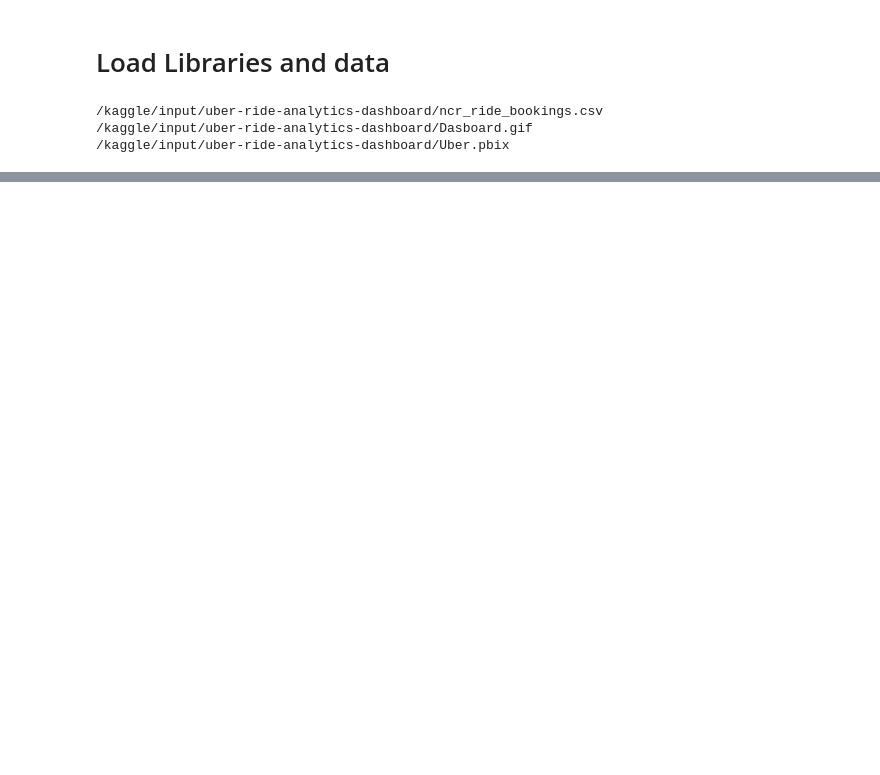
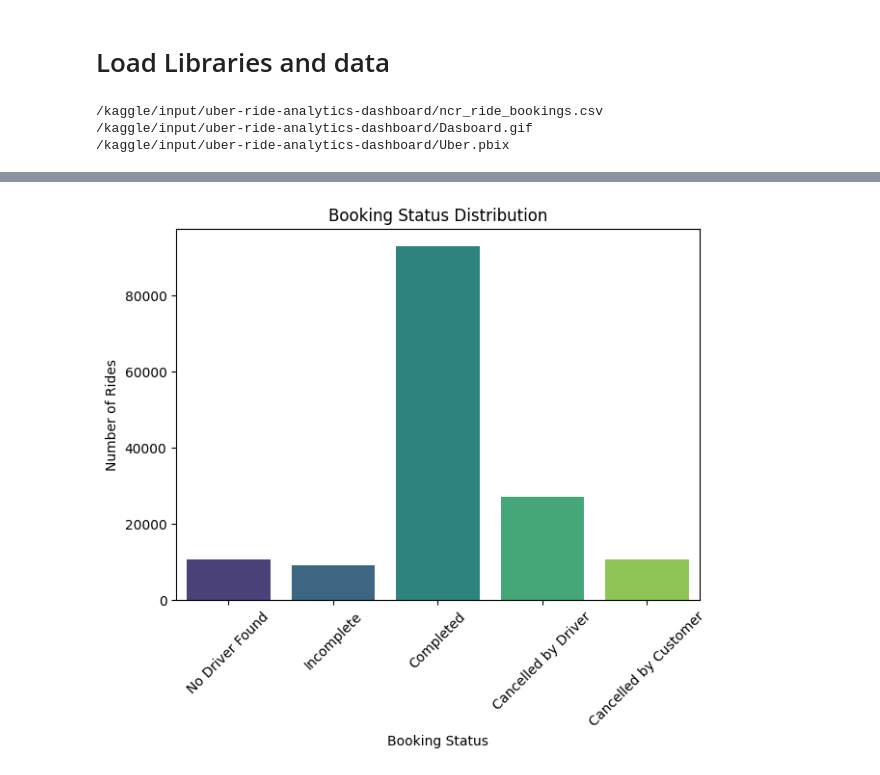
Before and after one commit to Selvam-DG/Data_Science, a Jupyter notebook: Projects/uber-data-analytics.ipynb, the cells around one changed output, grey strips where cells are left out. Drawn from its saved outputs; the diff is of its cells as text; code cells hidden in the pictures; blank space fills up the shorter version.

```diff
--- a/Projects/uber-data-analytics.ipynb
+++ b/Projects/uber-data-analytics.ipynb
@@ -30,0 +169,10 @@ data =
+# %%
+#Booking status
+plt.figure(figsize=(7,5))
+sns.countplot(x='Booking Status', data= data, palette='viridis')
+plt.title('Booking Status Distribution')
+plt.ylabel('Number of Rides')
+plt.xticks(rotation=45)
+plt.show()
+# %% [output]
+[figure, added]
```
Also changed, not shown: parts of 15 cells of this notebook.
